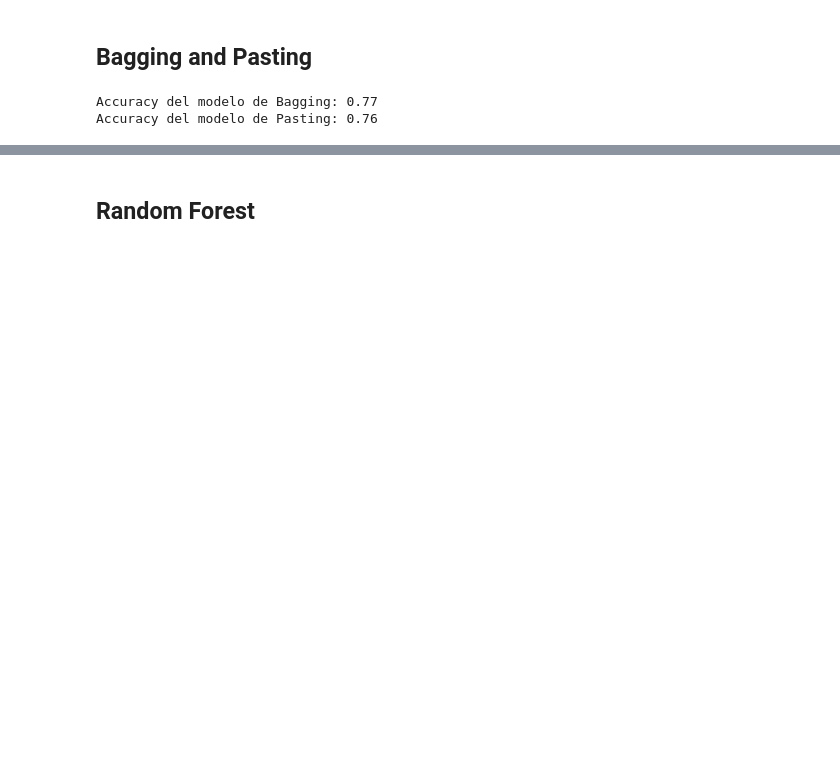
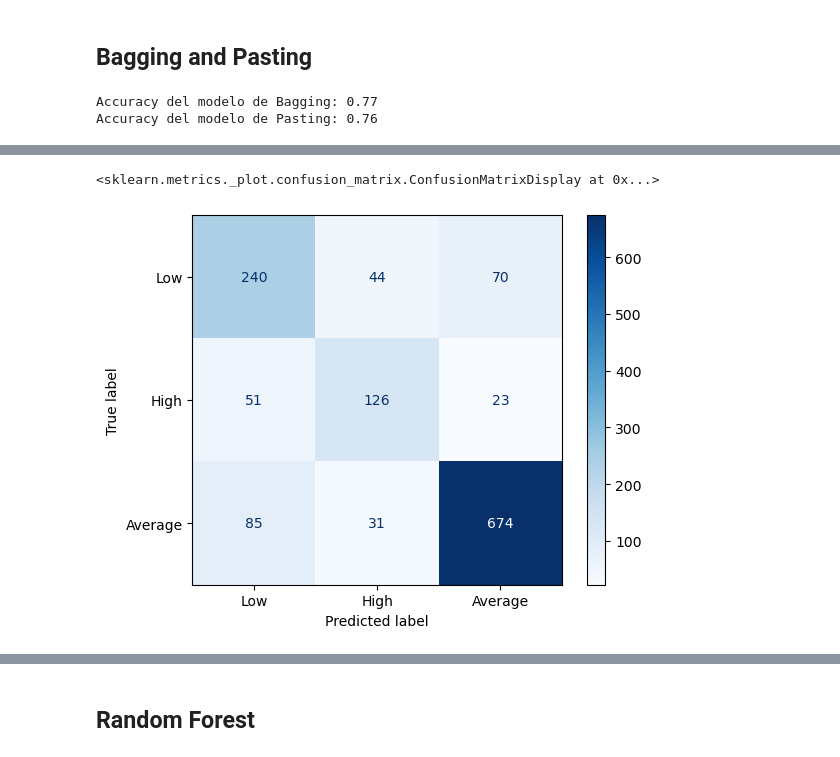
Before and after one commit to harimrys/ML-Project, a Jupyter notebook: notebooks/modelos_test.ipynb, the cells around one changed output, grey strips where cells are left out. Saved outputs shown, nothing was run; the diff lists cells and outputs as text; code cells hidden in the pictures; blank space fills up the shorter version.

```diff
--- a/notebooks/modelos_test.ipynb
+++ b/notebooks/modelos_test.ipynb
@@ -23,6 +26,8 @@ features = pd.read_csv(r"../data/features.csv")
 target = pd.read_csv(r"../data/target.csv")
 
 results = {}
+# %%
+target_series = target.squeeze()
 # %% [markdown]
 ## Bagging and Pasting
 # %%
@@ -67,0 +95,12 @@ Accuracy del modelo de Pasting: 0.76
+# %%
+conf_matrix = confusion_matrix(y_test, y_pred_bagging)
+
+# Obtener las etiquetas únicas
+unique_labels = target_series.unique()  # O usa df_target['target'].unique()
+
+# Mostramos la matriz de confusión con ConfusionMatrixDisplay
+disp = ConfusionMatrixDisplay(confusion_matrix=conf_matrix, display_labels=unique_labels)
+disp.plot(cmap='Blues')
+# %% [output]
+<sklearn.metrics._plot.confusion_matrix.ConfusionMatrixDisplay at 0x...>
+[figure, added]
```
Also changed, not shown: parts of 21 cells of this notebook, 4 other files.
